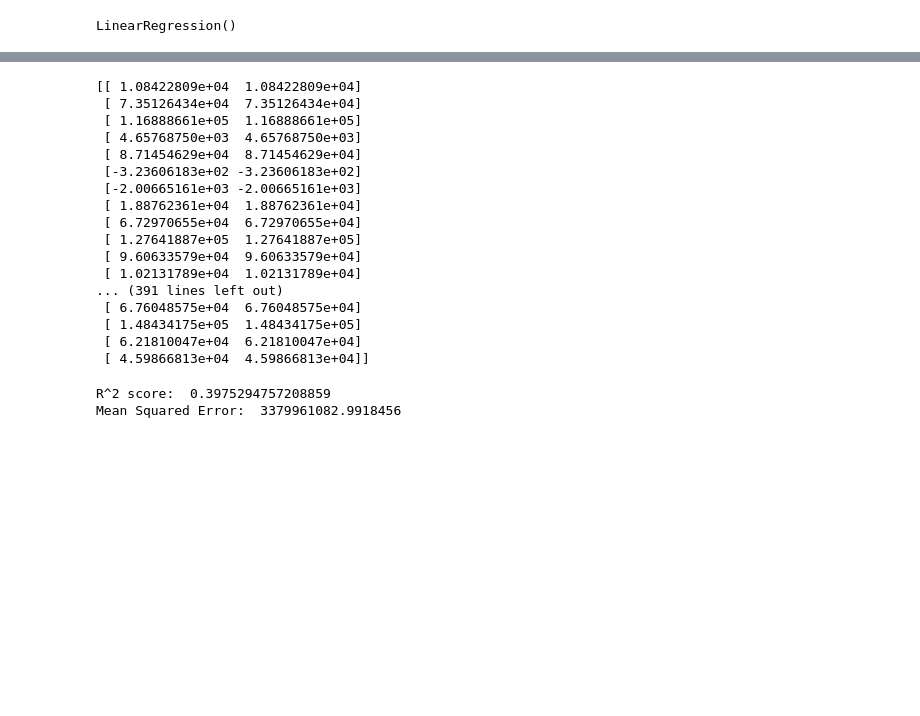
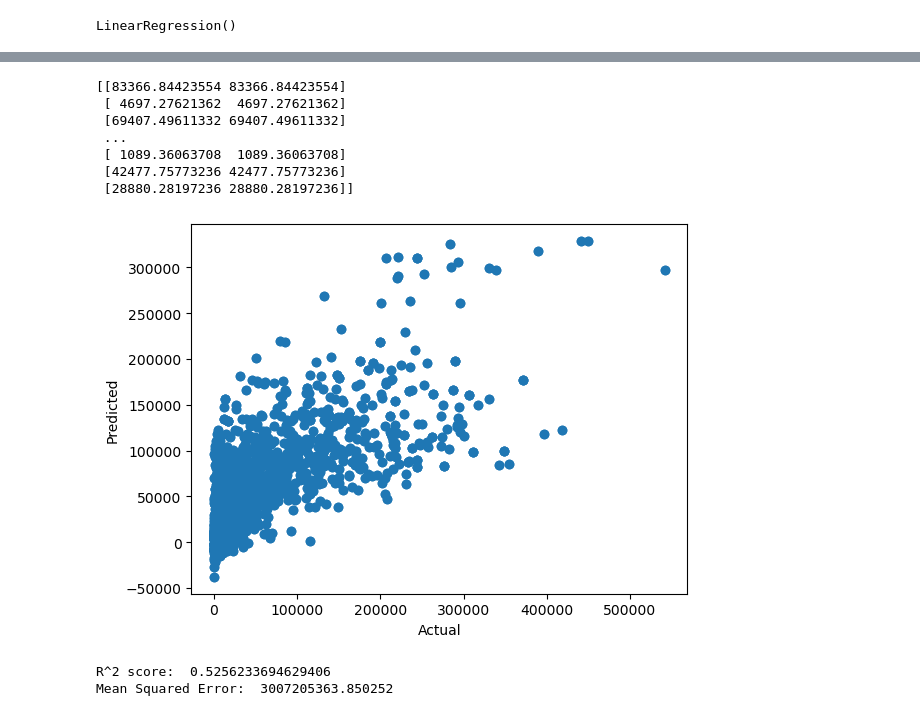
Before and after one commit to andrewango/kr_music_popularity, a Jupyter notebook: kr_music_popularity.ipynb, the cells around one changed output, grey strips where cells are left out. Drawn from its saved outputs; the diff is of its cells as text; code cells hidden in the pictures; blank space fills up the shorter version.

```diff
--- a/kr_music_popularity.ipynb
+++ b/kr_music_popularity.ipynb
@@ -509,12 +509,12 @@ display(df)
 from sklearn.model_selection import train_test_split
 from sklearn.linear_model import LinearRegression
 # %%
-x = df.drop('num_likes', axis=1)
+X = df.drop('num_likes', axis=1)
 y = df['num_likes']
 
-x_train, x_test, y_train, y_test = train_test_split(x, y, test_size=0.2, random_state=69)
+X_train, X_test, y_train, y_test = train_test_split(X, y, test_size=0.3, random_state=69)
 
-LR = LinearRegression()
-LR.fit(x_train, y_train)
+lr = LinearRegression()
+lr.fit(X_train, y_train)
 # %% [output]
 LinearRegression()
@@ -521,29 +544,26 @@ LinearRegression()
 # %%
-y_pred = LR.predict(x_test)
+y_pred = lr.predict(X_train)
 print(y_pred)
 # %% [output]
-[[ 1.08422809e+04  1.08422809e+04]
- [ 7.35126434e+04  7.35126434e+04]
- [ 1.16888661e+05  1.16888661e+05]
- [ 4.65768750e+03  4.65768750e+03]
- [ 8.71454629e+04  8.71454629e+04]
- [-3.23606183e+02 -3.23606183e+02]
- [-2.00665161e+03 -2.00665161e+03]
- [ 1.88762361e+04  1.88762361e+04]
- [ 6.72970655e+04  6.72970655e+04]
- [ 1.27641887e+05  1.27641887e+05]
- [ 9.60633579e+04  9.60633579e+04]
- [ 1.02131789e+04  1.02131789e+04]
-... (391 lines left out)
- [ 6.76048575e+04  6.76048575e+04]
- [ 1.48434175e+05  1.48434175e+05]
- [ 6.21810047e+04  6.21810047e+04]
- [ 4.59866813e+04  4.59866813e+04]]
+[[83366.84423554 83366.84423554]
+ [ 4697.27621362  4697.27621362]
+ [69407.49611332 69407.49611332]
+ ...
+ [ 1089.36063708  1089.36063708]
+ [42477.75773236 42477.75773236]
+ [28880.28197236 28880.28197236]]
+# %%
+plt.scatter(y_train, y_pred)
+plt.xlabel("Actual")
+plt.ylabel("Predicted")
+plt.show()
+# %% [output]
+[figure, added]
 # %%
 from sklearn.metrics import r2_score, mean_squared_error
 # %%
-print('R^2 score: ', r2_score(y_test, y_pred))
-print('Mean Squared Error: ', mean_squared_error(y_test, y_pred))
+print('R^2 score: ', r2_score(y_train, y_pred))
+print('Mean Squared Error: ', mean_squared_error(y_train, y_pred))
 # %% [output]
-R^2 score:  0.3975294757208859
-Mean Squared Error:  3379961082.9918456
+R^2 score:  0.5256233694629406
+Mean Squared Error:  3007205363.850252
```
Also changed, not shown: parts of 1 cell of this notebook.
